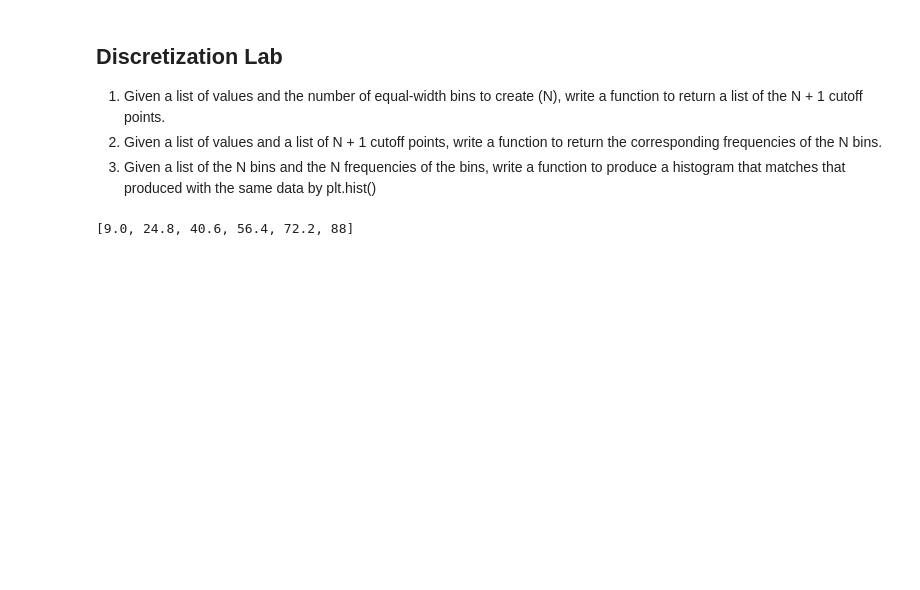
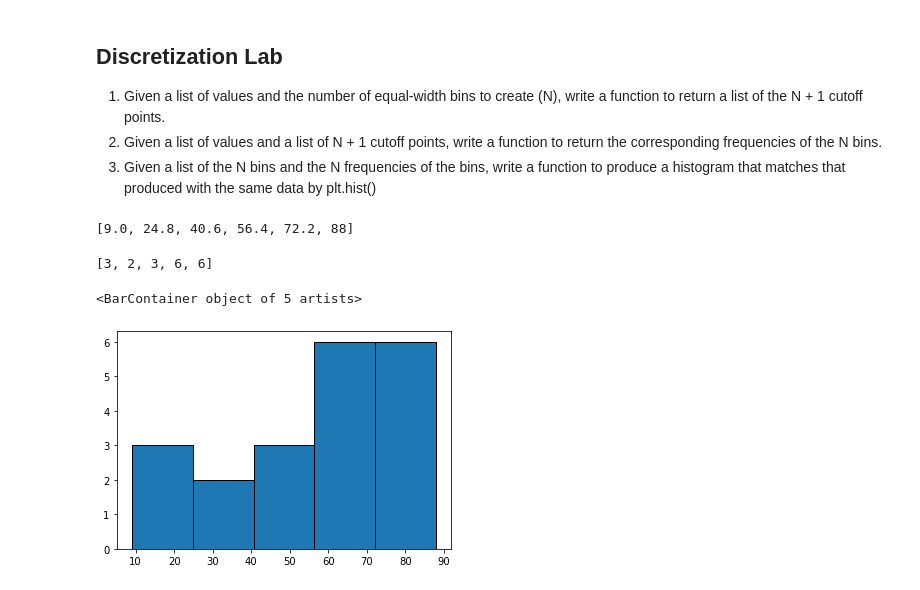
Before and after one commit to GonzagaCPSC322/U3-Data-Analysis, a Jupyter notebook: JupyterNotebookFun/MatplotlibExamples.ipynb, the cells around one changed output. Cells and saved outputs as stored; diff of their text form; code cells hidden in the pictures; blank space fills up the shorter version.

```diff
--- a/JupyterNotebookFun/MatplotlibExamples.ipynb
+++ b/JupyterNotebookFun/MatplotlibExamples.ipynb
@@ -235,3 +236,15 @@ print(cutoffs)
 assert np.allclose(cutoffs, plt_cutoffs)
 # %% [output]
 [9.0, 24.8, 40.6, 56.4, 72.2, 88]
+# %%
+# 2.
+freqs = utils.compute_bin_frequencies(values, cutoffs)
+print(freqs)
+assert np.allclose(freqs, plt_freqs)
+# 3.
+plt.bar(cutoffs[:-1], freqs, width=(cutoffs[1] - cutoffs[0]),
+    edgecolor="black", align="edge")
+# %% [output]
+[3, 2, 3, 6, 6]
+<BarContainer object of 5 artists>
+[figure, added]
```
Also changed, not shown: parts of 4 cells of this notebook, 2 other files.
